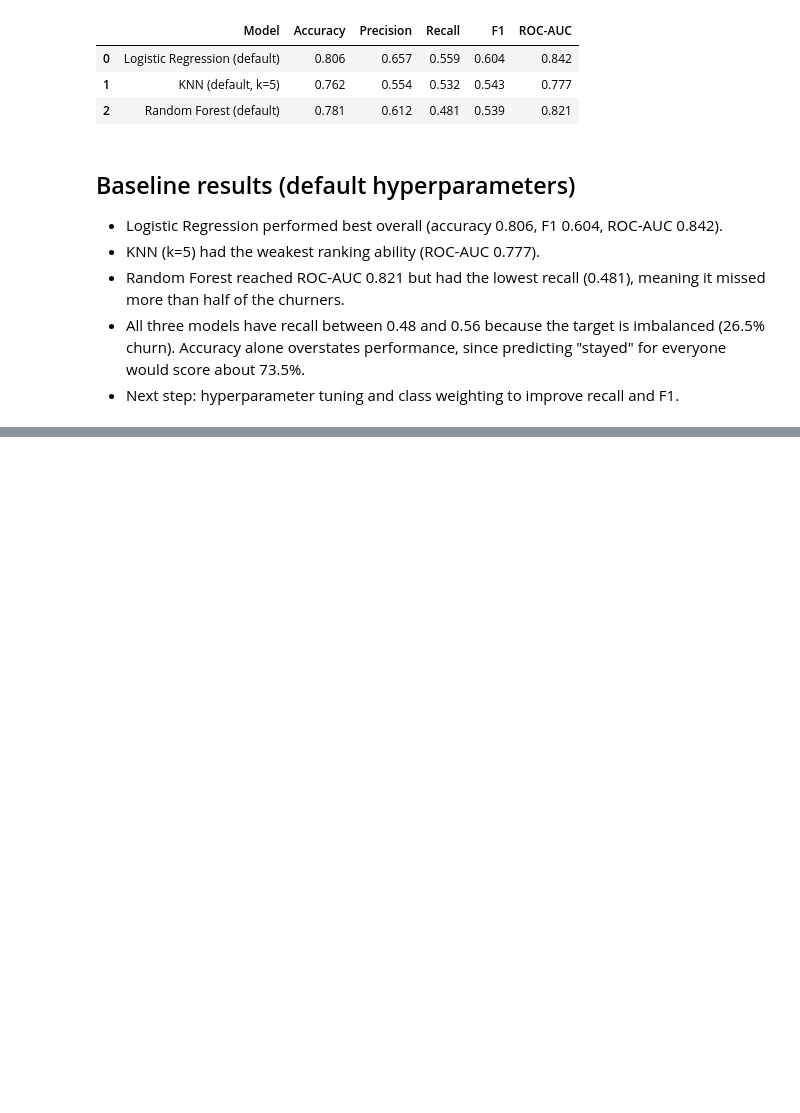
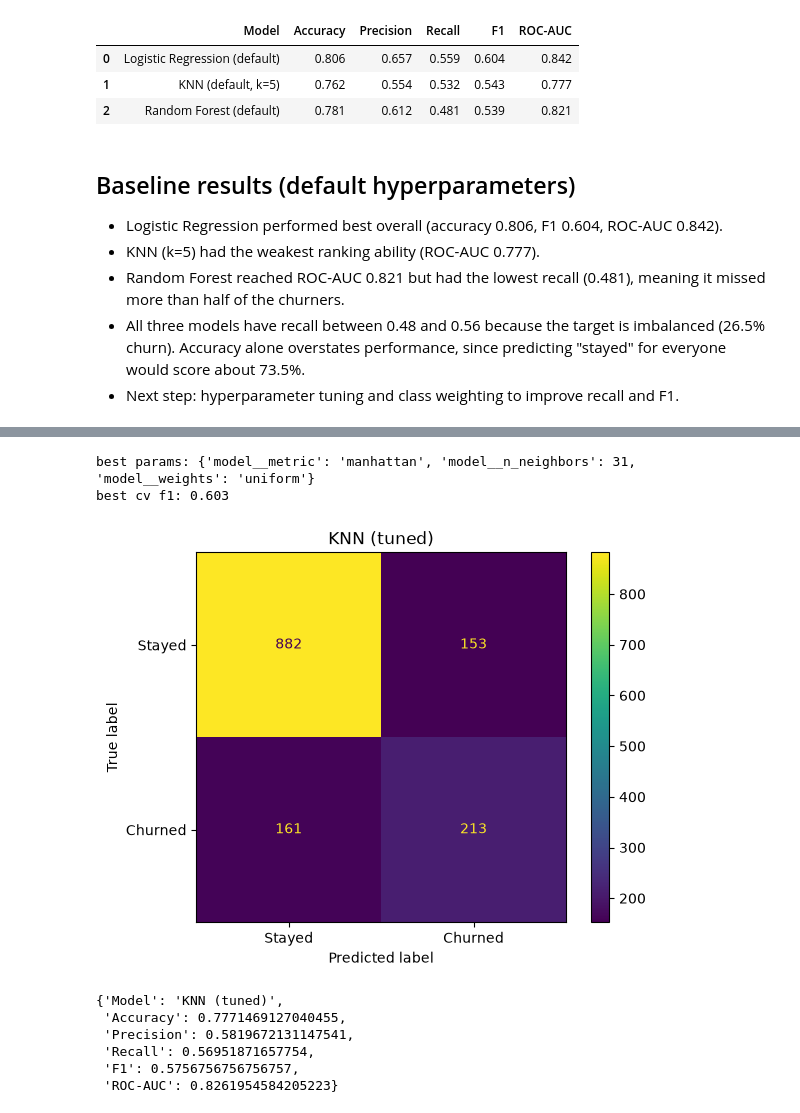
Before and after one commit to vashika-0507/telco-churn-ml, a Jupyter notebook: notebooks/02_models.ipynb, the cells around one changed output, grey strips where cells are left out. Drawn from its saved outputs; the diff is of its cells as text; code cells hidden in the pictures; blank space fills up the shorter version.

```diff
--- a/notebooks/02_models.ipynb
+++ b/notebooks/02_models.ipynb
@@ -112,0 +144,27 @@ pd.DataFrame(results).round(3)
+# %%
+knn_pipe = Pipeline([("prep", preprocessor), ("model", KNeighborsClassifier())])
+
+knn_grid = {
+    "model__n_neighbors": [3, 5, 7, 9, 11, 15, 21, 31],
+    "model__weights": ["uniform", "distance"],
+    "model__metric": ["euclidean", "manhattan"],
+}
+
+knn_search = GridSearchCV(knn_pipe, knn_grid, cv=cv, scoring="f1", n_jobs=-1)
+knn_search.fit(X_train, y_train)
+
+print("best params:", knn_search.best_params_)
+print("best cv f1:", round(knn_search.best_score_, 3))
+
+tuned["KNN (tuned)"] = knn_search
+evaluate("KNN (tuned)", knn_search)
+# %% [output]
+best params: {'model__metric': 'manhattan', 'model__n_neighbors': 31, 'model__weights': 'uniform'}
+best cv f1: 0.603
+[figure, added]
+{'Model': 'KNN (tuned)',
+ 'Accuracy': 0.7771469127040455,
+ 'Precision': 0.5819672131147541,
+ 'Recall': 0.56951871657754,
+ 'F1': 0.5756756756756757,
+ 'ROC-AUC': 0.8261954584205223}
```
Also changed, not shown: parts of 9 cells of this notebook.
